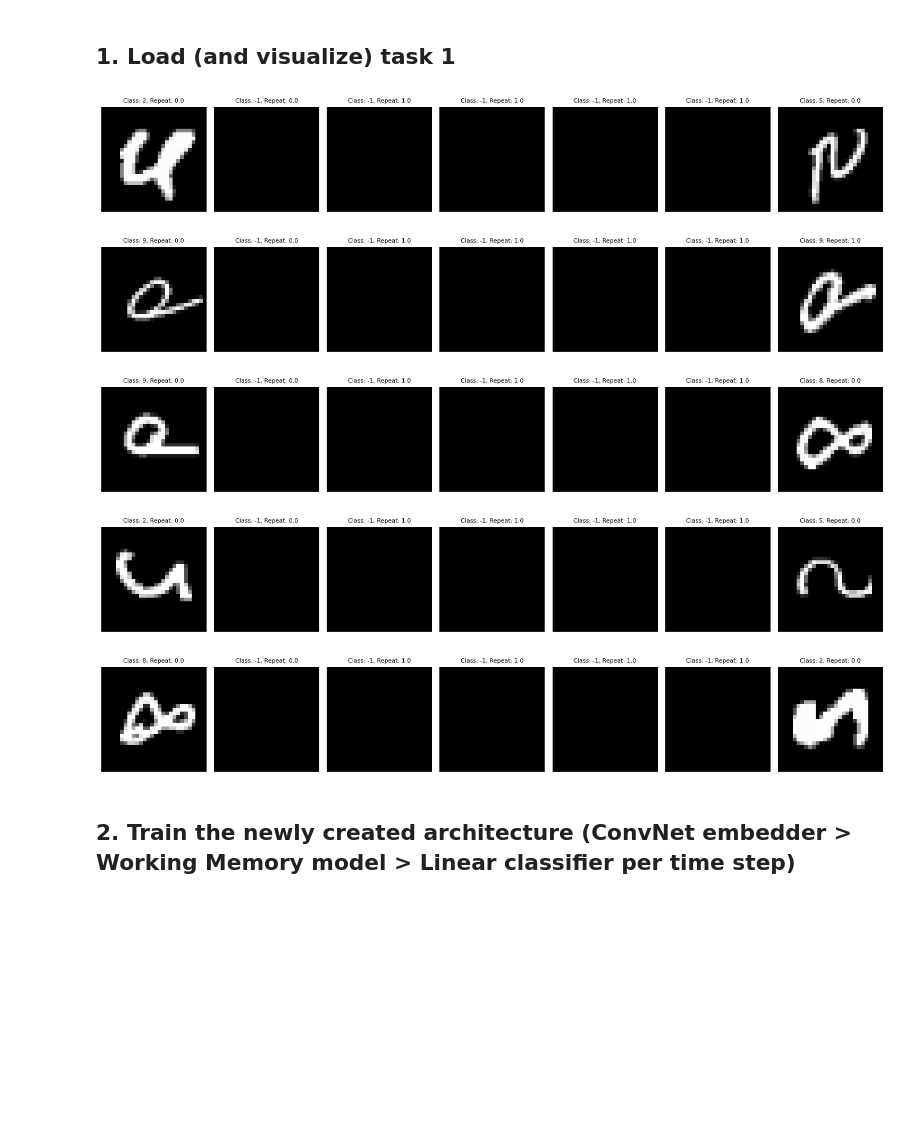
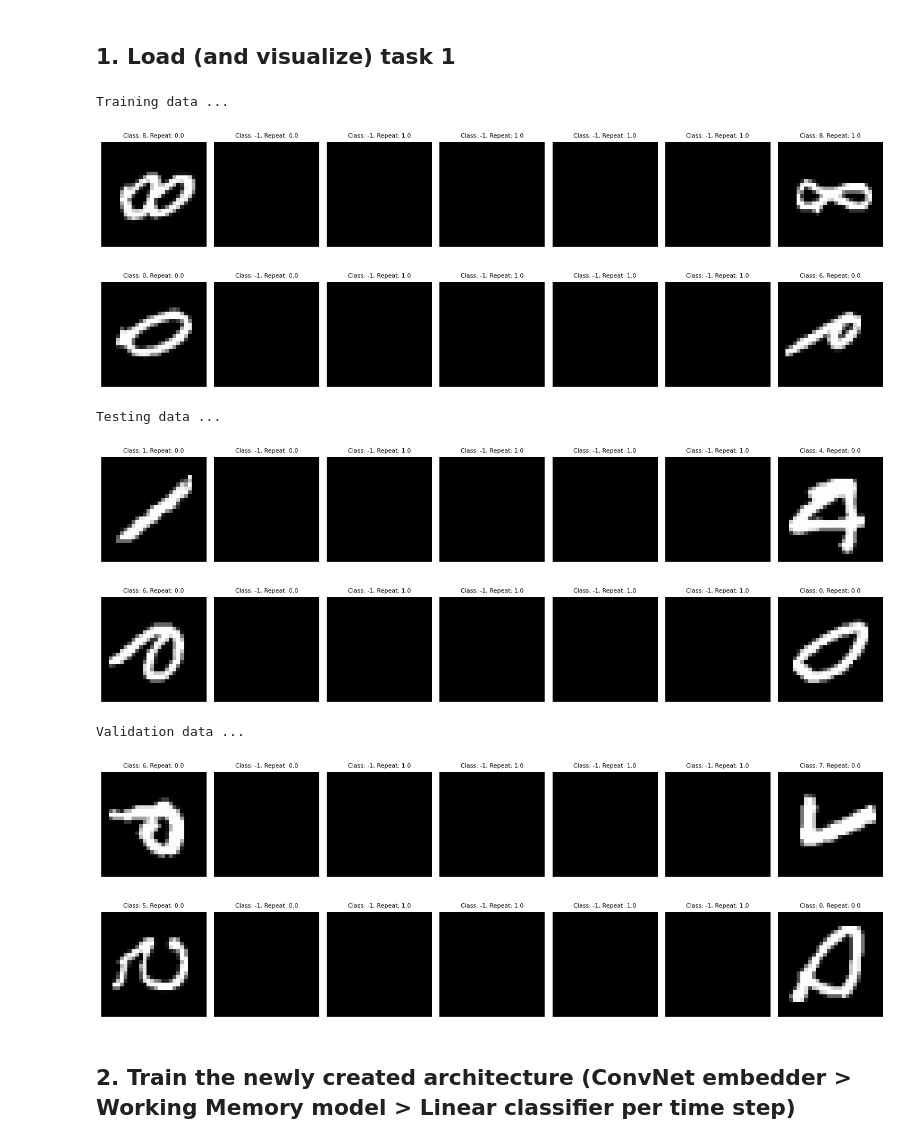
Before and after one commit to angelgldh/working_memory, a Jupyter notebook: notebooks/task1_MNIST_v2.ipynb, the cells around one changed output. Cells and saved outputs as stored; diff of their text form; code cells hidden in the pictures; blank space fills up the shorter version.

```diff
--- a/notebooks/task1_MNIST_v2.ipynb
+++ b/notebooks/task1_MNIST_v2.ipynb
@@ -69,23 +70,56 @@ os.getcwd()
 raw_MNIST = os.getcwd() + '/data/MNIST/raw'
 
 # Training data
-training_MNIST = task1_Dataset_MNIST(data_processing_fun=load_mnist,
-                    data_args= (raw_MNIST + '/train-images-idx3-ubyte', raw_MNIST + '/train-labels-idx1-ubyte'))
+training_MNIST = task1_Dataset_MNIST(is_train_data = True,
+                                     data_processing_fun=load_mnist,
+                                     data_args= (raw_MNIST + '/train-images-idx3-ubyte', raw_MNIST + '/train-labels-idx1-ubyte')
+                    )
 
 training_loader_MNIST = DataLoader(training_MNIST, batch_size=64, shuffle=True)
+
+
+# Training and validation data
+
+testing_all_MNIST = task1_Dataset_MNIST(is_train_data = False,
+                                     data_processing_fun=load_mnist,
+                                     data_args= (raw_MNIST + '/t10k-images-idx3-ubyte', raw_MNIST + '/t10k-labels-idx1-ubyte')
+                    )
+
+test_size = len(testing_all_MNIST) //2
+testing_MNIST, valid_MNIST = random_split(testing_all_MNIST, [test_size, len(testing_all_MNIST) - test_size])
+
+testing_loader_MNIST = DataLoader(testing_MNIST, batch_size=64, shuffle=True)
+valid_loader_MNIST = DataLoader(valid_MNIST, batch_size=64, shuffle=True)
-# %%
-n_images_to_show = 5
-
-for sequences, class_labels, repeat_labels, match_labels in training_loader_MNIST:
-    # Visualize the first sequence in the batch
-    for i in range(n_images_to_show):
-        show_sequence_task1_MNIST(sequences[i], class_labels[i], repeat_labels[i])
-    break  # We only want to visualize one batch
-# %% [output]
-[figure, removed]
-[figure, removed]
-[figure, removed]
-[figure, removed]
-[figure, removed]
+# %%
+n_images_to_show = 2
+
+# Visualize training, test and validation data
+print("\nTraining data ...")
+for sequences, class_labels, repeat_labels, match_labels in training_loader_MNIST:
+    for i in range(n_images_to_show):
+        show_sequence_task1_MNIST(sequences[i], class_labels[i], repeat_labels[i])
+    break
+
+print("\nTesting data ...")
+for sequences, class_labels, repeat_labels, match_labels in testing_loader_MNIST:
+    for i in range(n_images_to_show):
+        show_sequence_task1_MNIST(sequences[i], class_labels[i], repeat_labels[i])
+    break
+
+print("\nValidation data ...")
+for sequences, class_labels, repeat_labels, match_labels in  valid_loader_MNIST:
+    for i in range(n_images_to_show):
+        show_sequence_task1_MNIST(sequences[i], class_labels[i], repeat_labels[i])
+    break
+# %% [output]
+Training data ...
+[figure, added]
+[figure, added]
+Testing data ...
+[figure, added]
+[figure, added]
+Validation data ...
+[figure, added]
+[figure, added]
 # %% [markdown]
 ## 2. Train the newly created architecture (ConvNet embedder > Working Memory model > Linear classifier per time step)
```
Also changed, not shown: parts of 3 cells of this notebook.
